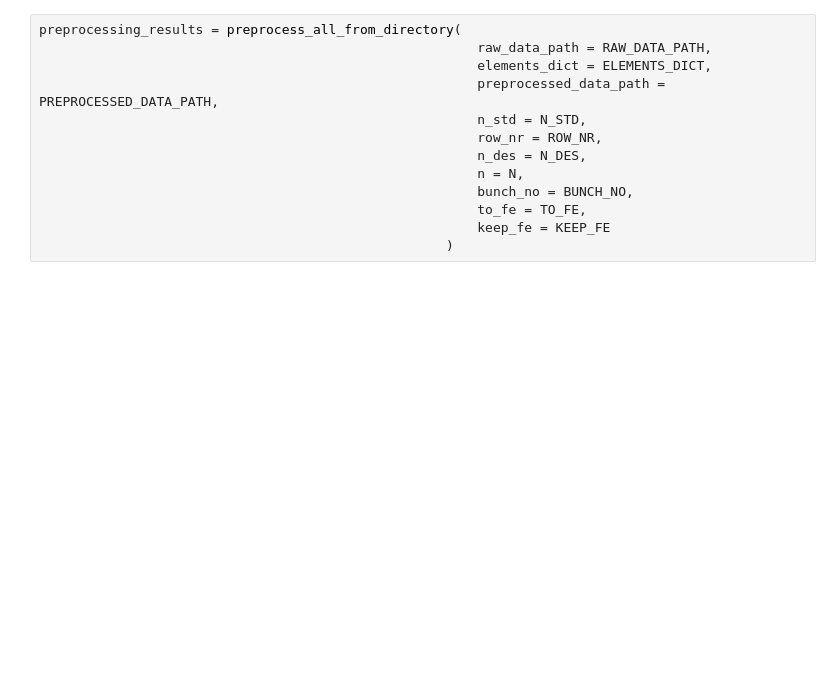
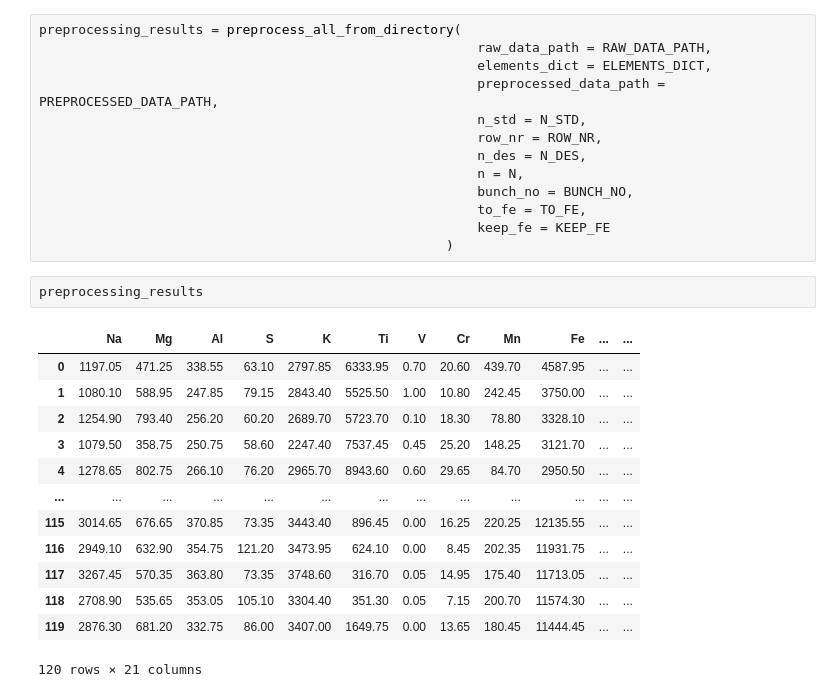
Before and after one commit to BDomzal/inks, a Jupyter notebook: notebooks/raw_data_preprocessing.ipynb, the cells around one changed output. Cells and saved outputs as stored; diff of their text form; blank space fills up the shorter version.

```diff
--- a/notebooks/raw_data_preprocessing.ipynb
+++ b/notebooks/raw_data_preprocessing.ipynb
@@ -110,3 +110,19 @@ preprocessing_results = preprocess_all_from_directory(
                                                         to_fe = TO_FE,
                                                         keep_fe = KEEP_FE
                                                     )
+# %%
+preprocessing_results
+# %% [output]
+|  | Na | Mg | Al | S | K | Ti | V | Cr | Mn | Fe | ... | ... |
+| 0 | 1197.05 | 471.25 | 338.55 | 63.10 | 2797.85 | 6333.95 | 0.70 | 20.60 | 439.70 | 4587.95 | ... | ... |
+| 1 | 1080.10 | 588.95 | 247.85 | 79.15 | 2843.40 | 5525.50 | 1.00 | 10.80 | 242.45 | 3750.00 | ... | ... |
+| 2 | 1254.90 | 793.40 | 256.20 | 60.20 | 2689.70 | 5723.70 | 0.10 | 18.30 | 78.80 | 3328.10 | ... | ... |
+| 3 | 1079.50 | 358.75 | 250.75 | 58.60 | 2247.40 | 7537.45 | 0.45 | 25.20 | 148.25 | 3121.70 | ... | ... |
+| 4 | 1278.65 | 802.75 | 266.10 | 76.20 | 2965.70 | 8943.60 | 0.60 | 29.65 | 84.70 | 2950.50 | ... | ... |
+| ... | ... | ... | ... | ... | ... | ... | ... | ... | ... | ... | ... | ... |
+| 115 | 3014.65 | 676.65 | 370.85 | 73.35 | 3443.40 | 896.45 | 0.00 | 16.25 | 220.25 | 12135.55 | ... | ... |
+| 116 | 2949.10 | 632.90 | 354.75 | 121.20 | 3473.95 | 624.10 | 0.00 | 8.45 | 202.35 | 11931.75 | ... | ... |
+| 117 | 3267.45 | 570.35 | 363.80 | 73.35 | 3748.60 | 316.70 | 0.05 | 14.95 | 175.40 | 11713.05 | ... | ... |
+| 118 | 2708.90 | 535.65 | 353.05 | 105.10 | 3304.40 | 351.30 | 0.05 | 7.15 | 200.70 | 11574.30 | ... | ... |
+| 119 | 2876.30 | 681.20 | 332.75 | 86.00 | 3407.00 | 1649.75 | 0.00 | 13.65 | 180.45 | 11444.45 | ... | ... |
+120 rows × 21 columns
```
Also changed, not shown: 14 other files.
